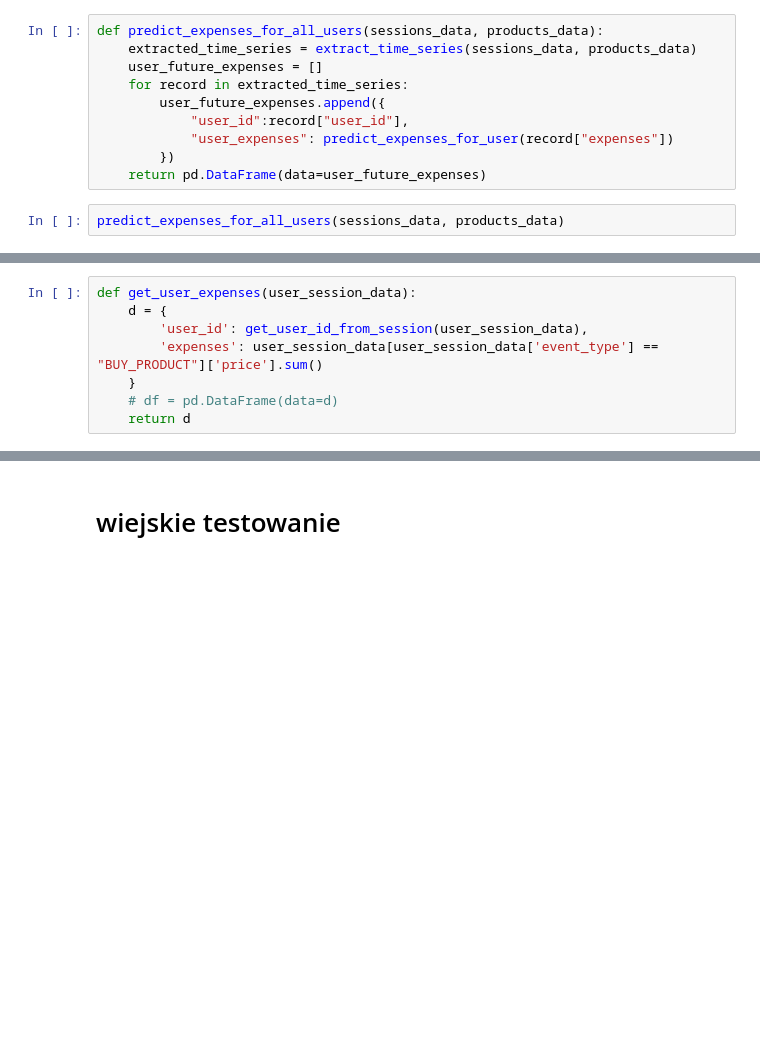
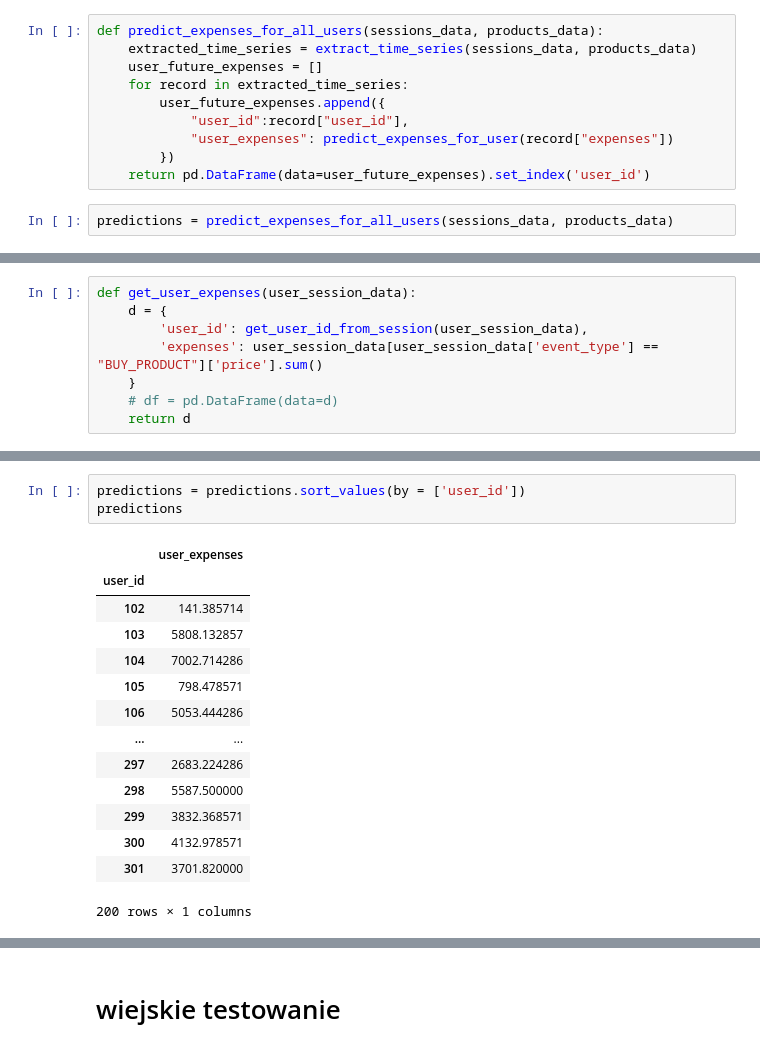
Before and after one commit to Robak132/IUM, a Jupyter notebook: notebooks/users_linear.ipynb, the cells around one changed output, grey strips where cells are left out. Saved outputs shown, nothing was run; the diff lists cells and outputs as text; blank space fills up the shorter version.

```diff
--- a/notebooks/users_linear.ipynb
+++ b/notebooks/users_linear.ipynb
@@ -170,6 +170,6 @@ def predict_expenses_for_all_users(sessions_data, products_data):
             "user_id":record["user_id"],
             "user_expenses": predict_expenses_for_user(record["expenses"])
         })
-    return pd.DataFrame(data=user_future_expenses)
+    return pd.DataFrame(data=user_future_expenses).set_index('user_id')
 # %%
-predict_expenses_for_all_users(sessions_data, products_data)
+predictions = predict_expenses_for_all_users(sessions_data, products_data)
@@ -230,0 +232,18 @@ calculate_expenses(test_data, products_data)
+# %%
+predictions = predictions.sort_values(by = ['user_id'])
+predictions
+# %% [output]
+|  | user_expenses |
+| user_id |  |
+| 102 | 141.385714 |
+| 103 | 5808.132857 |
+| 104 | 7002.714286 |
+| 105 | 798.478571 |
+| 106 | 5053.444286 |
+| ... | ... |
+| 297 | 2683.224286 |
+| 298 | 5587.500000 |
+| 299 | 3832.368571 |
+| 300 | 4132.978571 |
+| 301 | 3701.820000 |
+200 rows × 1 columns
```
Also changed, not shown: parts of 7 cells of this notebook.
